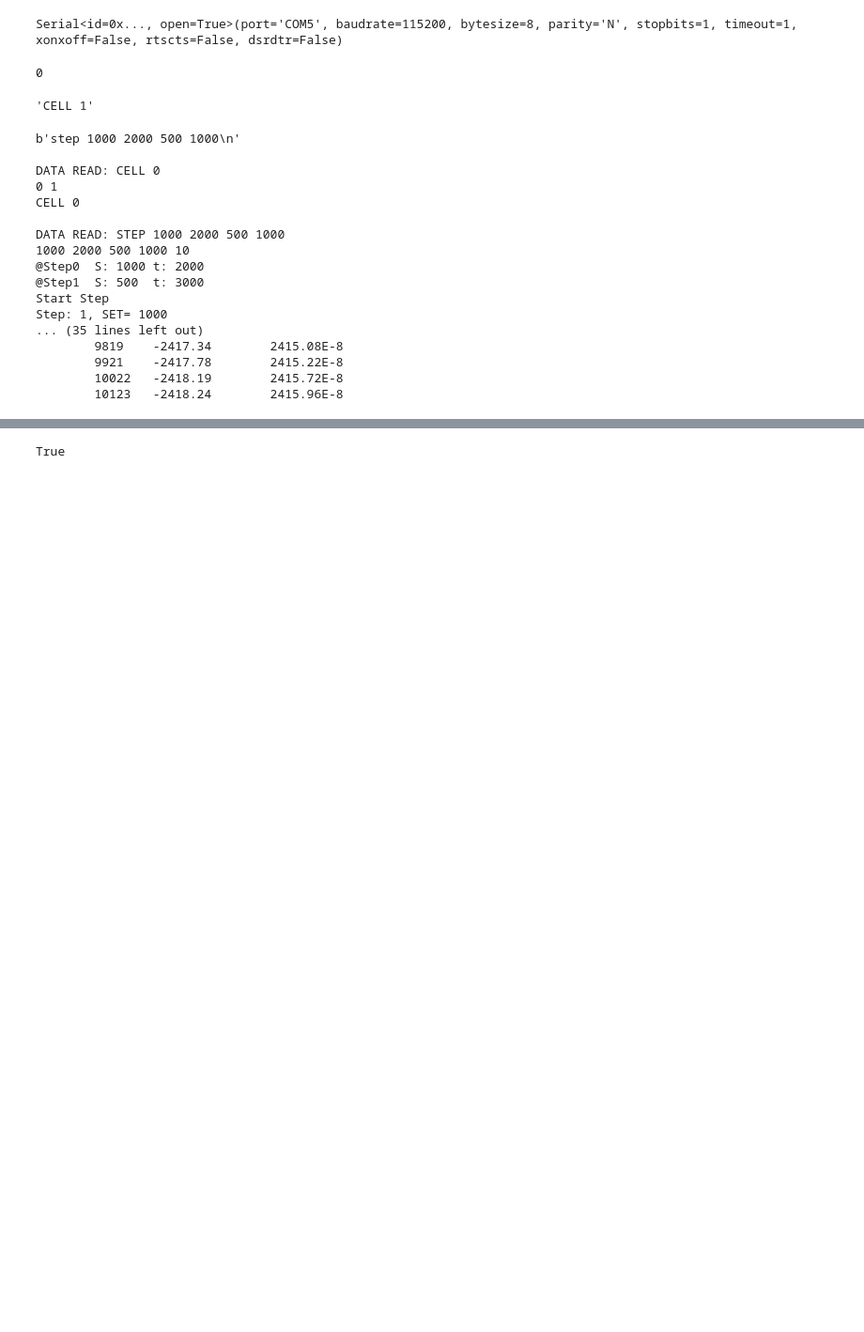
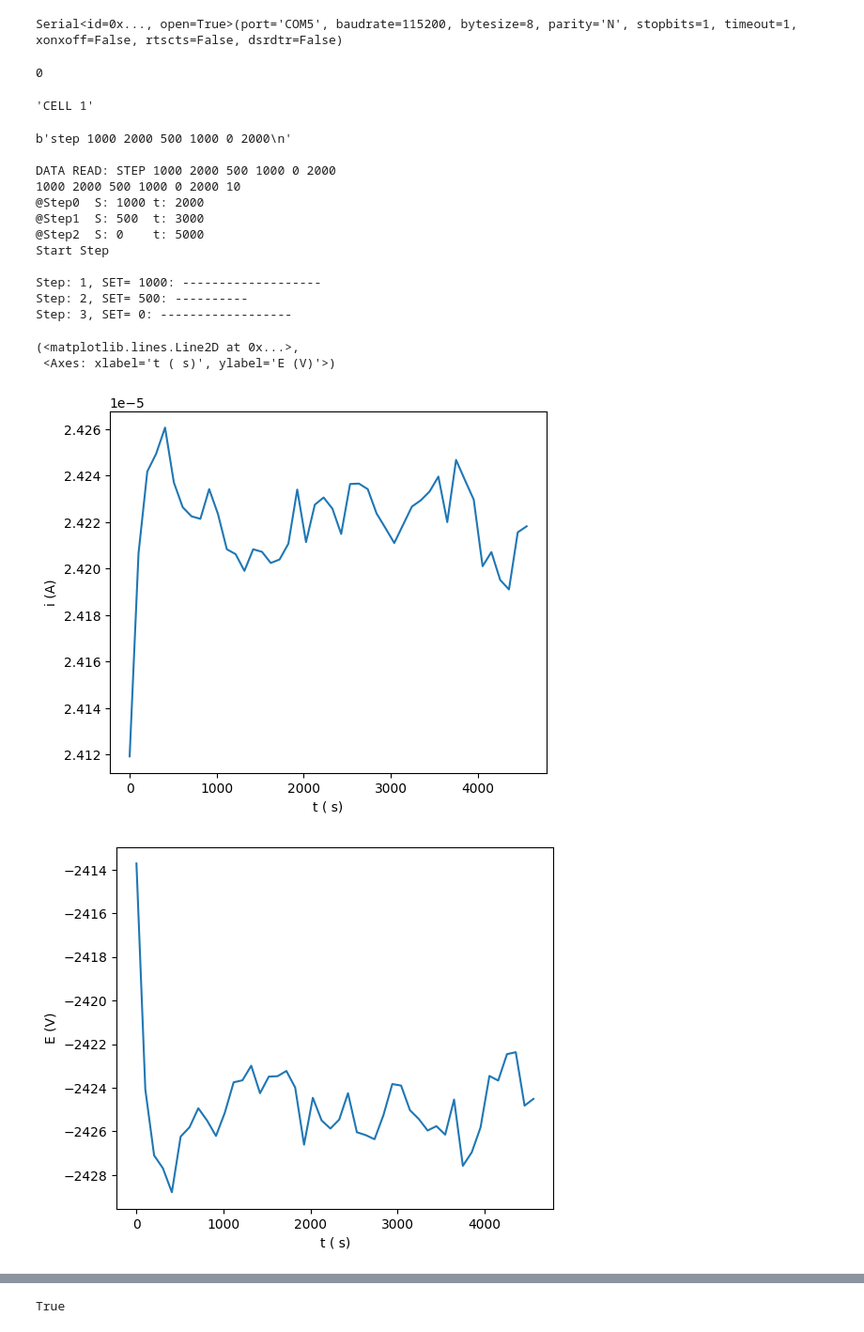
Before and after one commit to NordicEC/EC4py, a Jupyter notebook: dev/Serial/ECi-001 copy 2.ipynb, the cells around one changed output, grey strips where cells are left out. Shown at 94% size. Cells and saved outputs as stored; diff of their text form; code cells hidden in the pictures; blank space fills up the shorter version.

```diff
--- a/dev/Serial/ECi-001 copy 2.ipynb
+++ b/dev/Serial/ECi-001 copy 2.ipynb
@@ -38,23 +39,25 @@ pot.reads()
 'CELL 1'
 # %%
 #data = line.split("\t")
-pot.steps(1000,2000,500,1000)
+pot.read()
+stdata =pot.steps(1000,2000,500,1000,0,2000)
+stdata.plot()
+stdata.plot(y_channel = "E")
 # %% [output]
-b'step 1000 2000 500 1000\n'
+b'step 1000 2000 500 1000 0 2000\n'
 
-DATA READ: CELL 0
-0 1
-CELL 0
-
-DATA READ: STEP 1000 2000 500 1000
-1000 2000 500 1000 10
+DATA READ: STEP 1000 2000 500 1000 0 2000
+1000 2000 500 1000 0 2000 10
 @Step0  S: 1000 t: 2000
 @Step1  S: 500  t: 3000
+@Step2  S: 0    t: 5000
 Start Step
-Step: 1, SET= 1000
-... (35 lines left out)
-        9819    -2417.34        2415.08E-8
-        9921    -2417.78        2415.22E-8
-        10022   -2418.19        2415.72E-8
-        10123   -2418.24        2415.96E-8
+
+Step: 1, SET= 1000: -------------------
+Step: 2, SET= 500: ----------
+Step: 3, SET= 0: ------------------
+(<matplotlib.lines.Line2D at 0x...>,
+ <Axes: xlabel='t ( s)', ylabel='E (V)'>)
+[figure, added]
+[figure, added]
 # %%
```
Also changed, not shown: parts of 5 cells of this notebook, 7 other files.
